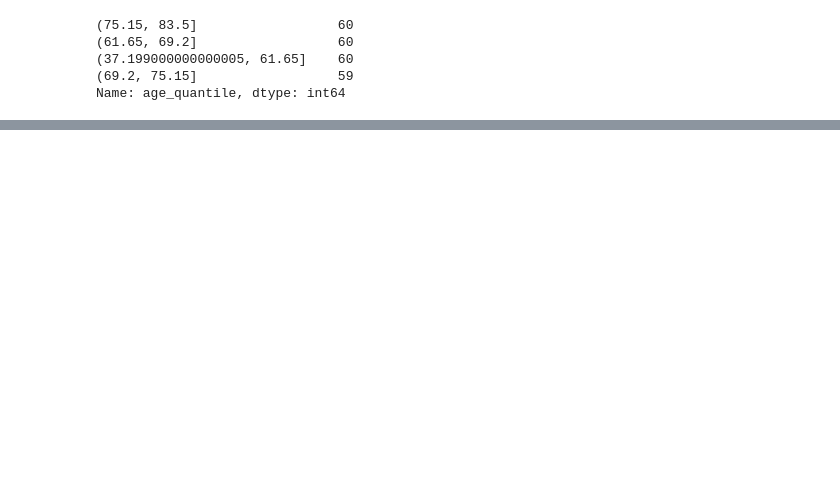
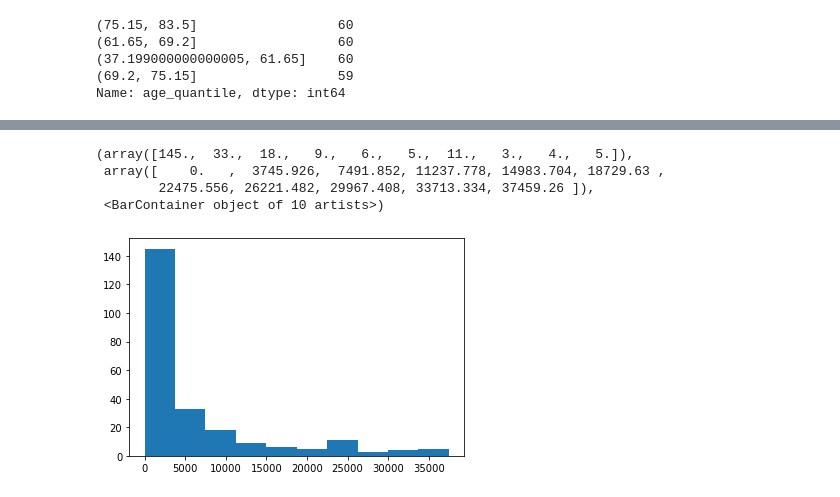
Before and after one commit to matt-c-knight/classification_side_project, a Jupyter notebook: explore.ipynb, the cells around one changed output, grey strips where cells are left out. Cells and saved outputs as stored; diff of their text form; code cells hidden in the pictures; blank space fills up the shorter version.

```diff
--- a/explore.ipynb
+++ b/explore.ipynb
@@ -241,0 +387,6 @@ df.loc[df['age_quantile'].str.contains('37.199000000000005, 61.65'),'age_rank']
+# %%
+df.drop(columns=['IndepYear', 'GNPOld', 'HeadOfState'], inplace=True)
+# %%
+mean = df.gnp_per_capita.mean()
+# %%
+df['gnp_per_capita'].fillna(mean, inplace=True)
@@ -241,0 +453,8 @@ df.loc[df['age_quantile'].str.contains('37.199000000000005, 61.65'),'age_rank']
+# %%
+plt.hist(df.gnp_per_capita)
+# %% [output]
+(array([145.,  33.,  18.,   9.,   6.,   5.,  11.,   3.,   4.,   5.]),
+ array([    0.   ,  3745.926,  7491.852, 11237.778, 14983.704, 18729.63 ,
+        22475.556, 26221.482, 29967.408, 33713.334, 37459.26 ]),
+ <BarContainer object of 10 artists>)
+[figure, added]
```
Also changed, not shown: parts of 32 cells of this notebook, 3 other files.
